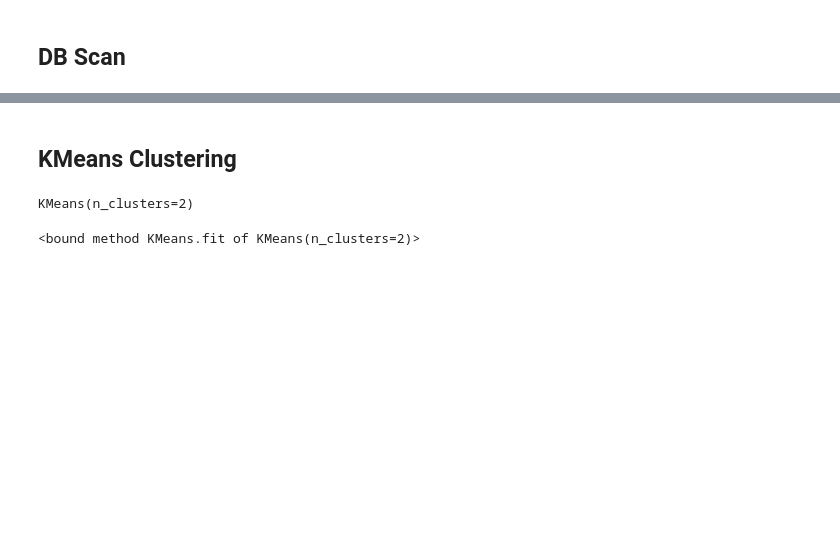
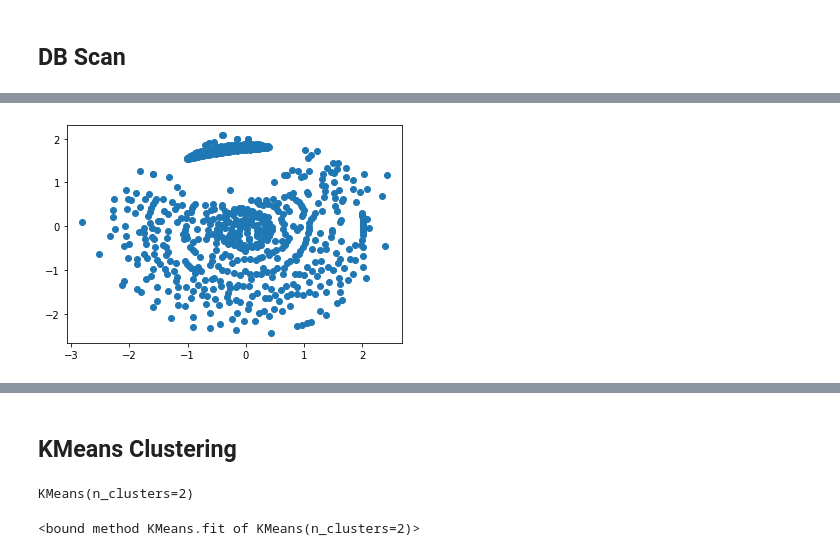
Before and after one commit to akesar01/LogAnalysis, a Jupyter notebook: Log_Analysis1.ipynb, the cells around one changed output, grey strips where cells are left out. Saved outputs shown, nothing was run; the diff lists cells and outputs as text; code cells hidden in the pictures; blank space fills up the shorter version.

```diff
--- a/Log_Analysis1.ipynb
+++ b/Log_Analysis1.ipynb
@@ -246,0 +325,3 @@ db = pd.DataFrame(clustering.labels_,parsed_logs)
+# %%
+scaler = MinMaxScaler()
+X_scaled = scaler.fit_transform(arr)
@@ -246,0 +338,3 @@ db = pd.DataFrame(clustering.labels_,parsed_logs)
+# %%
+mds = MDS(2)
+X_2d = mds.fit_transform(X_scaled)
@@ -246,0 +344,12 @@ db = pd.DataFrame(clustering.labels_,parsed_logs)
+# %%
+X_2d
+x =[]
+y =[]
+for arr in X_2d:
+    x.append(arr[0])
+    y.append(arr[1])
+# %%
+plt.scatter(x,y)
+plt.show()
+# %% [output]
+[figure, added]
```
Also changed, not shown: parts of 34 cells of this notebook.
